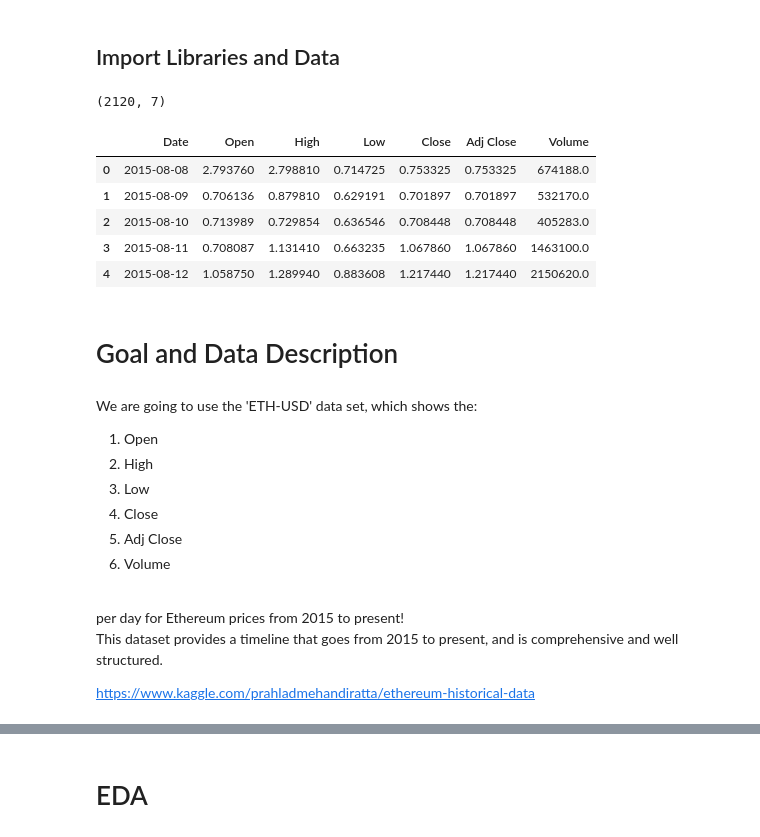
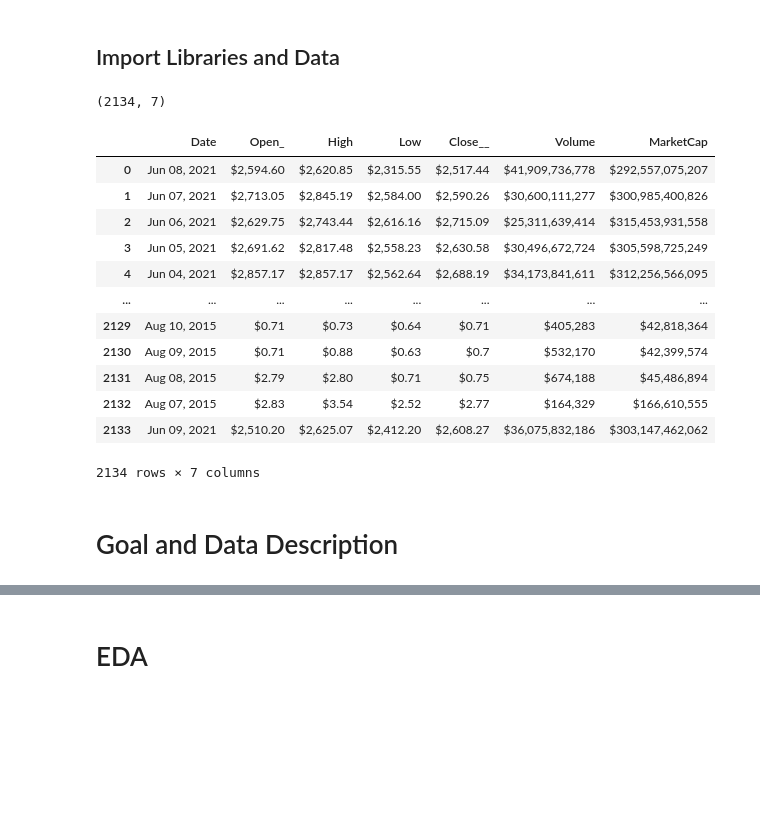
Before and after one commit to CamLadd/Ethereum_forecasting, a Jupyter notebook: model_testing.ipynb, the cells around one changed output, grey strips where cells are left out. Drawn from its saved outputs; the diff is of its cells as text; code cells hidden in the pictures; blank space fills up the shorter version.

Commit message:
webscraped data was added. preprocessing begun

```diff
--- a/model_testing.ipynb
+++ b/model_testing.ipynb
@@ -3,45 +3,35 @@
 # %%
 import pandas as pd
 import numpy as np
 
 import matplotlib.pyplot as plt
 plt.style.use('dark_background')
 
 import plotly.express as px
 import plotly.io as pio
 pio.templates.default = 'plotly_dark'
 
 import statsmodels.api as sm
 
 import warnings
 warnings.filterwarnings("ignore")
 
-df = pd.read_csv('test_data/ETH-USD.csv')
+df = pd.read_csv('data/eth.csv')
 print(df.shape)
-df.head()
 # %% [output]
-(2120, 7)
+(2134, 7)
-|  | Date | Open | High | Low | Close | Adj Close | Volume |
-| 0 | 2015-08-08 | 2.793760 | 2.798810 | 0.714725 | 0.753325 | 0.753325 | 674188.0 |
-| 1 | 2015-08-09 | 0.706136 | 0.879810 | 0.629191 | 0.701897 | 0.701897 | 532170.0 |
-| 2 | 2015-08-10 | 0.713989 | 0.729854 | 0.636546 | 0.708448 | 0.708448 | 405283.0 |
-| 3 | 2015-08-11 | 0.708087 | 1.131410 | 0.663235 | 1.067860 | 1.067860 | 1463100.0 |
-| 4 | 2015-08-12 | 1.058750 | 1.289940 | 0.883608 | 1.217440 | 1.217440 | 2150620.0 |
+|  | Date | Open_ | High | Low | Close__ | Volume | MarketCap |
+| 0 | Jun 08, 2021 | $2,594.60 | $2,620.85 | $2,315.55 | $2,517.44 | $41,909,736,778 | $292,557,075,207 |
+| 1 | Jun 07, 2021 | $2,713.05 | $2,845.19 | $2,584.00 | $2,590.26 | $30,600,111,277 | $300,985,400,826 |
+| 2 | Jun 06, 2021 | $2,629.75 | $2,743.44 | $2,616.16 | $2,715.09 | $25,311,639,414 | $315,453,931,558 |
+| 3 | Jun 05, 2021 | $2,691.62 | $2,817.48 | $2,558.23 | $2,630.58 | $30,496,672,724 | $305,598,725,249 |
+| 4 | Jun 04, 2021 | $2,857.17 | $2,857.17 | $2,562.64 | $2,688.19 | $34,173,841,611 | $312,256,566,095 |
+| ... | ... | ... | ... | ... | ... | ... | ... |
+| 2129 | Aug 10, 2015 | $0.71 | $0.73 | $0.64 | $0.71 | $405,283 | $42,818,364 |
+| 2130 | Aug 09, 2015 | $0.71 | $0.88 | $0.63 | $0.7 | $532,170 | $42,399,574 |
+| 2131 | Aug 08, 2015 | $2.79 | $2.80 | $0.71 | $0.75 | $674,188 | $45,486,894 |
+| 2132 | Aug 07, 2015 | $2.83 | $3.54 | $2.52 | $2.77 | $164,329 | $166,610,555 |
+| 2133 | Jun 09, 2021 | $2,510.20 | $2,625.07 | $2,412.20 | $2,608.27 | $36,075,832,186 | $303,147,462,062 |
+2134 rows × 7 columns
 # %% [markdown]
 # Goal and Data Description
-# %% [markdown]
-We are going to use the 'ETH-USD' data set, which shows the:
-1. Open
-2. High
-3. Low
-4. Close
-5. Adj Close
-6. Volume
-<br>
-per day for Ethereum prices from 2015 to present!
-<br>
-
-This dataset provides a timeline that goes from 2015 to present, and is comprehensive and well structured.
-<br>
-
-https://www.kaggle.com/prahladmehandiratta/ethereum-historical-data
```
Also changed, not shown: parts of 5 cells of this notebook, 1 other file.
